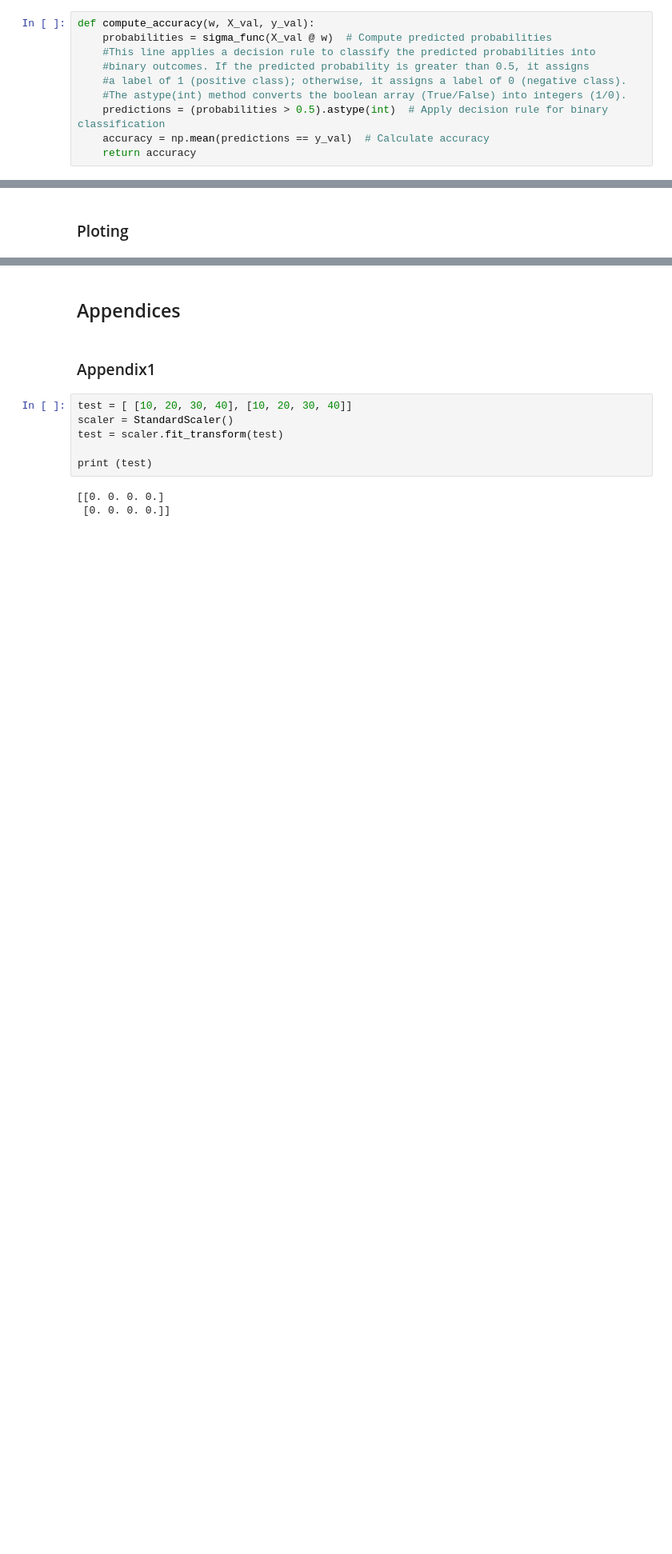
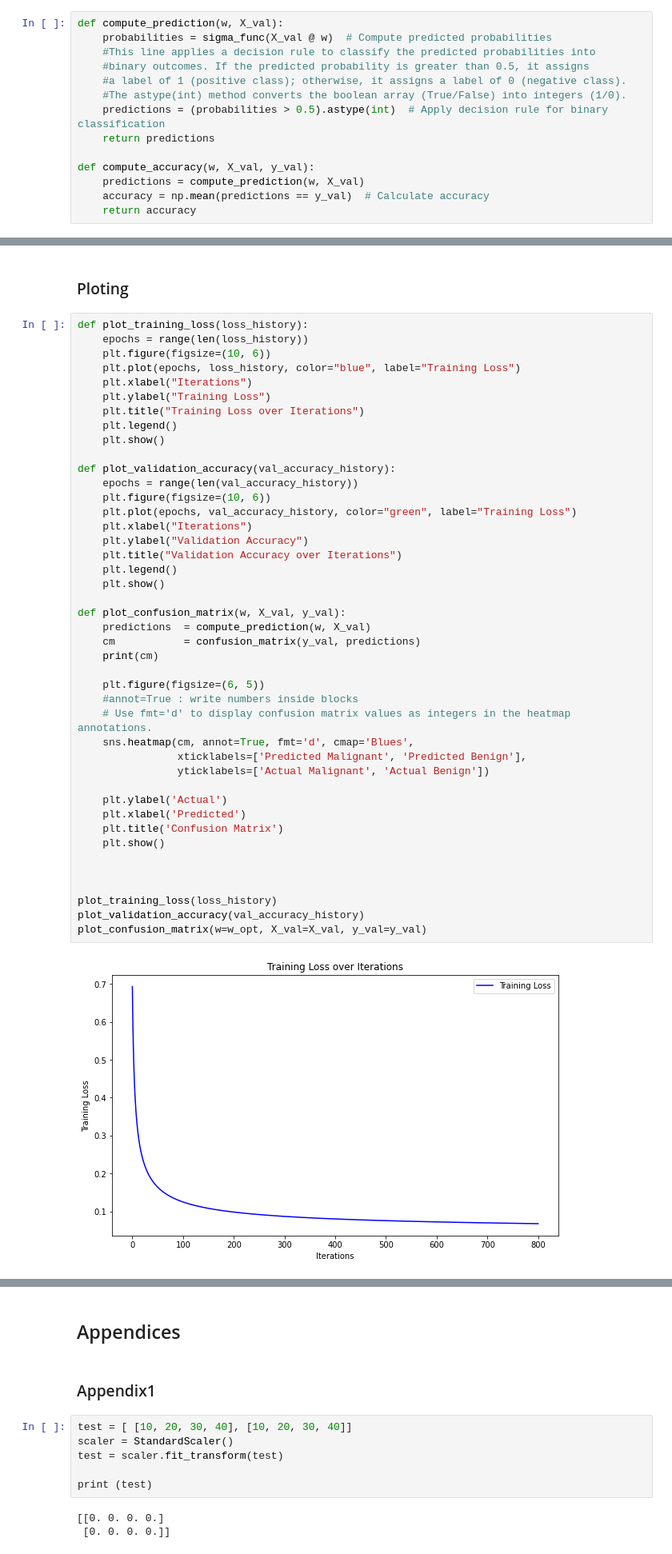
Before and after one commit to Ramtin-BeheshtAeen/intro-to-ml-code, a Jupyter notebook: introduction_to_machine_learning/session-5-Logistic_Regression.ipynb, the cells around one changed output, grey strips where cells are left out. Shown at 80% size. Saved outputs shown, nothing was run; the diff lists cells and outputs as text; blank space fills up the shorter version.

```diff
--- a/introduction_to_machine_learning/session-5-Logistic_Regression.ipynb
+++ b/introduction_to_machine_learning/session-5-Logistic_Regression.ipynb
@@ -94,13 +94,17 @@ def compute_gradient(w, X, y):
 # %% [markdown]
 #### Evaluate the performance of a logistic regression model on a validation dataset.
 # %%
-def compute_accuracy(w, X_val, y_val):
+def compute_prediction(w, X_val):
     probabilities = sigma_func(X_val @ w)  # Compute predicted probabilities
     #This line applies a decision rule to classify the predicted probabilities into
     #binary outcomes. If the predicted probability is greater than 0.5, it assigns
     #a label of 1 (positive class); otherwise, it assigns a label of 0 (negative class).
     #The astype(int) method converts the boolean array (True/False) into integers (1/0).
     predictions = (probabilities > 0.5).astype(int)  # Apply decision rule for binary classification
+    return predictions
+
+def compute_accuracy(w, X_val, y_val):
+    predictions = compute_prediction(w, X_val)
     accuracy = np.mean(predictions == y_val)  # Calculate accuracy
     return accuracy
 # %% [markdown]
@@ -171,3 +175,48 @@ Decision rule: -0.5487393780220486 * Mean Perimeter + -0.60243840047945 * Mean S
 Decision rule: -0.5487393780220486 * Mean Perimeter + -0.60243840047945 * Mean Smoothness + -0.533486154102023 < 0 : Malignant
 # %% [markdown]
 ### Ploting
+# %%
+def plot_training_loss(loss_history):
+    epochs = range(len(loss_history))
+    plt.figure(figsize=(10, 6))
+    plt.plot(epochs, loss_history, color="blue", label="Training Loss")
+    plt.xlabel("Iterations")
+    plt.ylabel("Training Loss")
+    plt.title("Training Loss over Iterations")
+    plt.legend()
+    plt.show()
+
+def plot_validation_accuracy(val_accuracy_history):
+    epochs = range(len(val_accuracy_history))
+    plt.figure(figsize=(10, 6))
+    plt.plot(epochs, val_accuracy_history, color="green", label="Training Loss")
+    plt.xlabel("Iterations")
+    plt.ylabel("Validation Accuracy")
+    plt.title("Validation Accuracy over Iterations")
+    plt.legend()
+    plt.show()
+
+def plot_confusion_matrix(w, X_val, y_val):
+    predictions  = compute_prediction(w, X_val)
+    cm           = confusion_matrix(y_val, predictions)
+    print(cm)
+
+    plt.figure(figsize=(6, 5))
+    #annot=True : write numbers inside blocks
+    # Use fmt='d' to display confusion matrix values as integers in the heatmap annotations.
+    sns.heatmap(cm, annot=True, fmt='d', cmap='Blues',
+                xticklabels=['Predicted Malignant', 'Predicted Benign'],
+                yticklabels=['Actual Malignant', 'Actual Benign'])
+
+    plt.ylabel('Actual')
+    plt.xlabel('Predicted')
+    plt.title('Confusion Matrix')
+    plt.show()
+
+
+
+plot_training_loss(loss_history)
+plot_validation_accuracy(val_accuracy_history)
+plot_confusion_matrix(w=w_opt, X_val=X_val, y_val=y_val)
+# %% [output]
+[figure, added]
```
Also changed, not shown: parts of 2 cells of this notebook.
